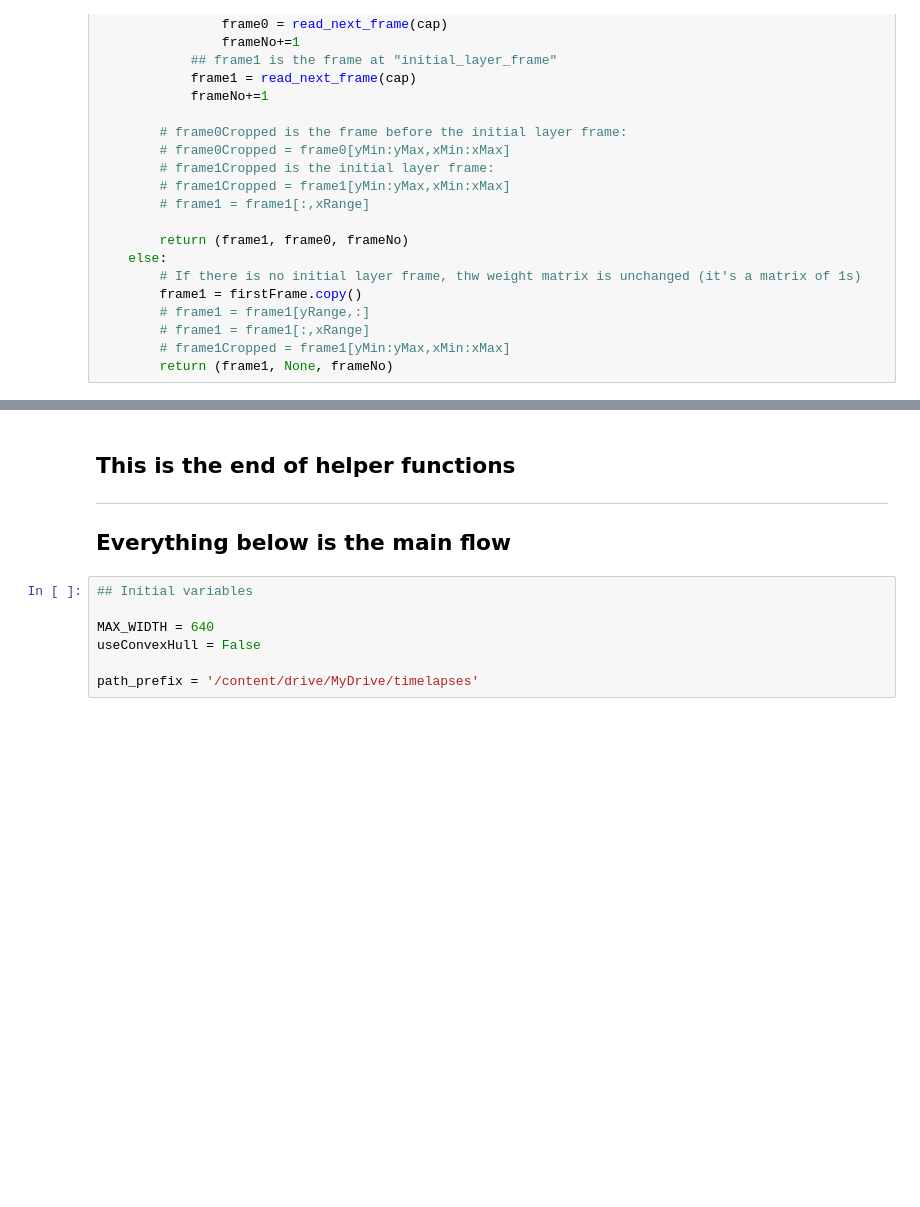
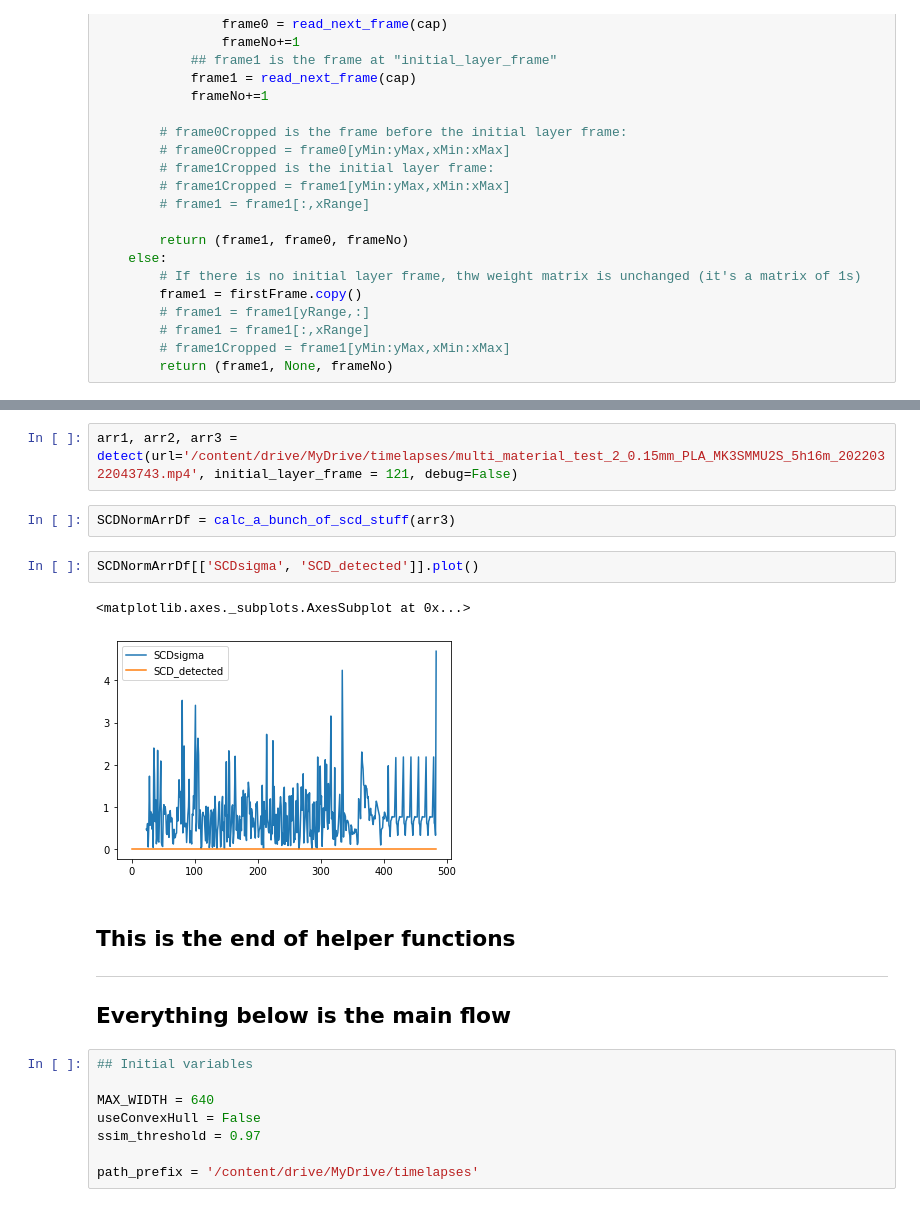
Before and after one commit to kennethjiang/3DPrintSaviour, a Jupyter notebook: Anomaly_Detection_Nezih.ipynb, the cells around one changed output, grey strips where cells are left out. Cells and saved outputs as stored; diff of their text form; blank space fills up the shorter version.

```diff
--- a/Anomaly_Detection_Nezih.ipynb
+++ b/Anomaly_Detection_Nezih.ipynb
@@ -491,3 +554,12 @@ def search_min_edge_diff_with_shifts(frameEdgeDuo):
+# %%
+arr1, arr2, arr3 = detect(url='/content/drive/MyDrive/timelapses/multi_material_test_2_0.15mm_PLA_MK3SMMU2S_5h16m_20220322043743.mp4', initial_layer_frame = 121, debug=False)
+# %%
+SCDNormArrDf = calc_a_bunch_of_scd_stuff(arr3)
+# %%
+SCDNormArrDf[['SCDsigma', 'SCD_detected']].plot()
+# %% [output]
+<matplotlib.axes._subplots.AxesSubplot at 0x...>
+[figure, added]
 # %% [markdown]
 ## This is the end of helper functions
 
@@ -499,6 +571,7 @@ def search_min_edge_diff_with_shifts(frameEdgeDuo):
 
 MAX_WIDTH = 640
 useConvexHull = False
+ssim_threshold = 0.97
 
 path_prefix = '/content/drive/MyDrive/timelapses'
 # %%
```
Also changed, not shown: parts of 8 cells of this notebook.
